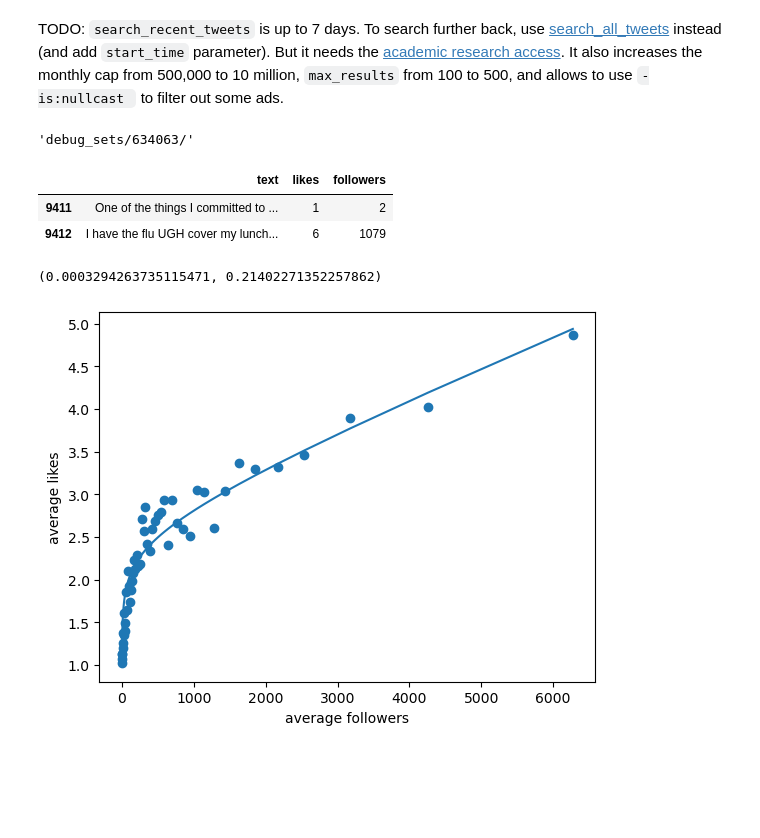
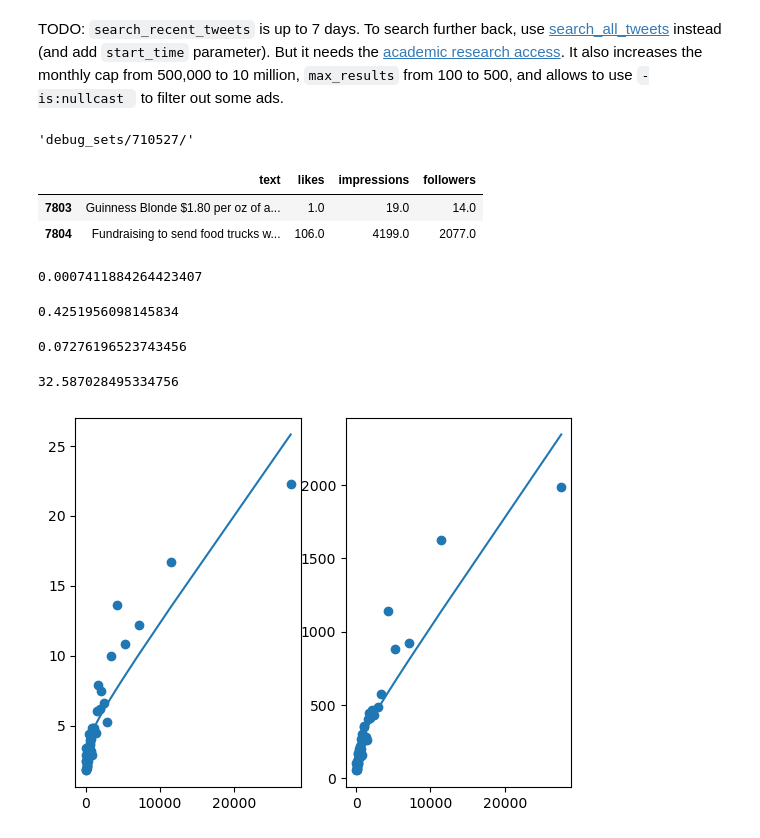
Before and after one commit to giemsei/dssc-ml, a Jupyter notebook: notes/mpolo/collection.ipynb, the cells around one changed output. Saved outputs shown, nothing was run; the diff lists cells and outputs as text; code cells hidden in the pictures; blank space fills up the shorter version.

Commit message:
mpolo/collection.ipynb: add impressions

```diff
--- a/notes/mpolo/collection.ipynb
+++ b/notes/mpolo/collection.ipynb
@@ -14,7 +14,7 @@ import tweepy
 # %%
 #TODO tune
 bearer_token = "AAAAAAAAAAAAAAAAAAAAAH4BlAEAAAAA3Dd4SGtdK%2FWbAqlEdIcXzoPB4%2BA%3DwDjEbymhTQgnmvHM8Vvetae79bgdBz1eyHWSyXZVqRnCCir1nA" #mpolo
-limit = 2 #number of requests of `max_results` tweets each
+limit = 200 #number of requests of `max_results` tweets each
 
 #create paginator
 client = tweepy.Client(bearer_token)
@@ -42,6 +42,7 @@ for response in paginator:
         if tweet.author_id == user.id: #some don't match for no reason
             data['text'] += [tweet.text]
             data['likes'] += [tweet.public_metrics['like_count']]
+            data['impressions'] += [tweet.public_metrics['impression_count']]
             data['followers'] += [user.public_metrics['followers_count']]
 
 #save raw tweets
@@ -52,48 +53,69 @@ with open(dir_+'metadata.json', mode='w') as fp:
     json.dump(paginator.kwargs, fp)
 dir_
 # %% [output]
-'debug_sets/634063/'
+'debug_sets/710527/'
 # %%
 #load raw tweets
 df = pd.read_csv(dir_+'dataset_raw.csv')
 
-#start likes from 1 for simplicity
+#start likes and impressions from 1 for simplicity
 df['likes'] += 1
+df['impressions'] += 1
 df.tail(2)
 # %% [output]
-|  | text | likes | followers |
-| 9411 | One of the things I committed to ... | 1 | 2 |
-| 9412 | I have the flu UGH cover my lunch... | 6 | 1079 |
+|  | text | likes | impressions | followers |
+| 7803 | Guinness Blonde $1.80 per oz of a... | 1.0 | 19.0 | 14.0 |
+| 7804 | Fundraising to send food trucks w... | 106.0 | 4199.0 | 2077.0 |
 # %%
 #TODO tune
-q_order = 0.95 #quantile order
+q_order = 0.99 #quantile order
 num_groups = 50 #number of groups
 
 #remove outliers from data to plot
 q = df.quantile(q_order, numeric_only=True) #numeric_only to fix warning
-df_q = df[(df['likes'] < q['likes']) & (df['followers'] < q['followers'])].copy() #copy to fix warning
+df_q = df[
+    (df['likes'] < q['likes']) &
+    (df['impressions'] < q['impressions']) &
+    (df['followers'] < q['followers'])].copy() #copy to fix warning
 
 #group by followers
 df_q.sort_values(by='followers', inplace=True, ignore_index=True)
 df_q['group'] = df_q.index//(len(df_q)/num_groups) #groups of same size
 df_q = df_q.groupby('group').mean(numeric_only=True) #numeric_only to fix warning
 
 #plot average likes vs average followers
 x = df_q['followers']
 y = df_q['likes']
-plt.scatter(x, y)
-plt.xlabel('average followers')
-plt.ylabel('average likes')
+fig, axs = plt.subplots(1, 2)
+axs[0].scatter(x, y)
+#axs[0].xlabel('average followers')
+#axs[0].ylabel('average likes')
 
 #fit curve and plot it
 def curve(x, a, b):
     return 1 + a*x + b*np.log(1+x)
 (a, b), _ = curve_fit(curve, xdata=x, ydata=y)
-plt.plot(x, curve(x, a, b))
-a, b
+axs[0].plot(x, curve(x, a, b))
+display(a, b)
+
+#plot average impressions vs average followers
+y = df_q['impressions']
+axs[1].scatter(x, y)
+#axs[1].xlabel('average followers')
+#axs[1].ylabel('average likes')
+
+#fit curve and plot it
+def curve(x, c, d):
+    return 1 + c*x + d*np.log(1+x)
+(c, d), _ = curve_fit(curve, xdata=x, ydata=y)
+axs[1].plot(x, curve(x, c, d))
+display(c, d)
 # %% [output]
-(0.0003294263735115471, 0.21402271352257862)
+0.0007411884264423407
+0.4251956098145834
+0.07276196523743456
+32.587028495334756
-[figure, old version]
+[figure, new version]
 # %%
 #TODO tune
 lower = 0.5 #lower bound for medium popularity
```
Also changed, not shown: parts of 1 cell of this notebook.
